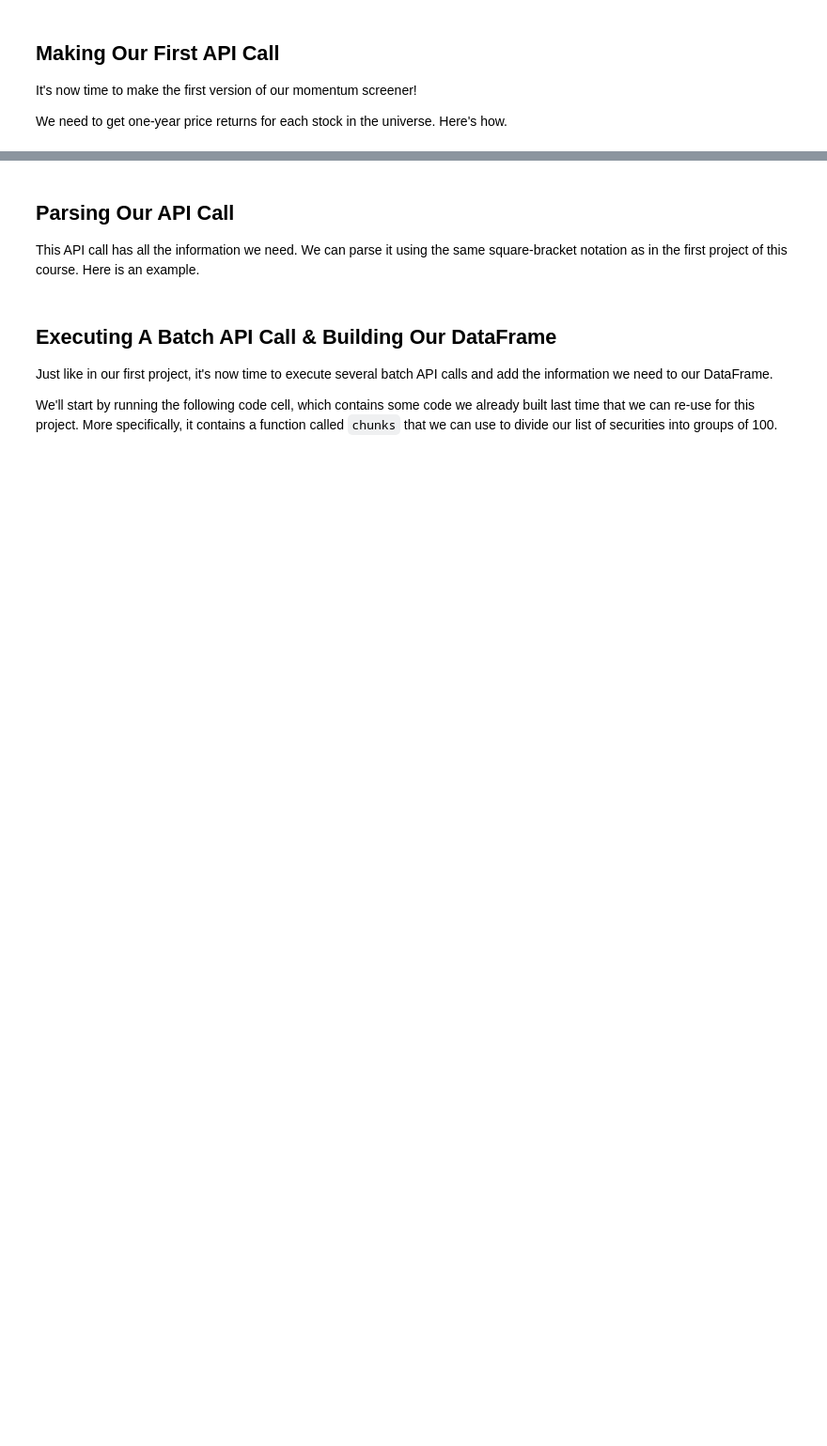
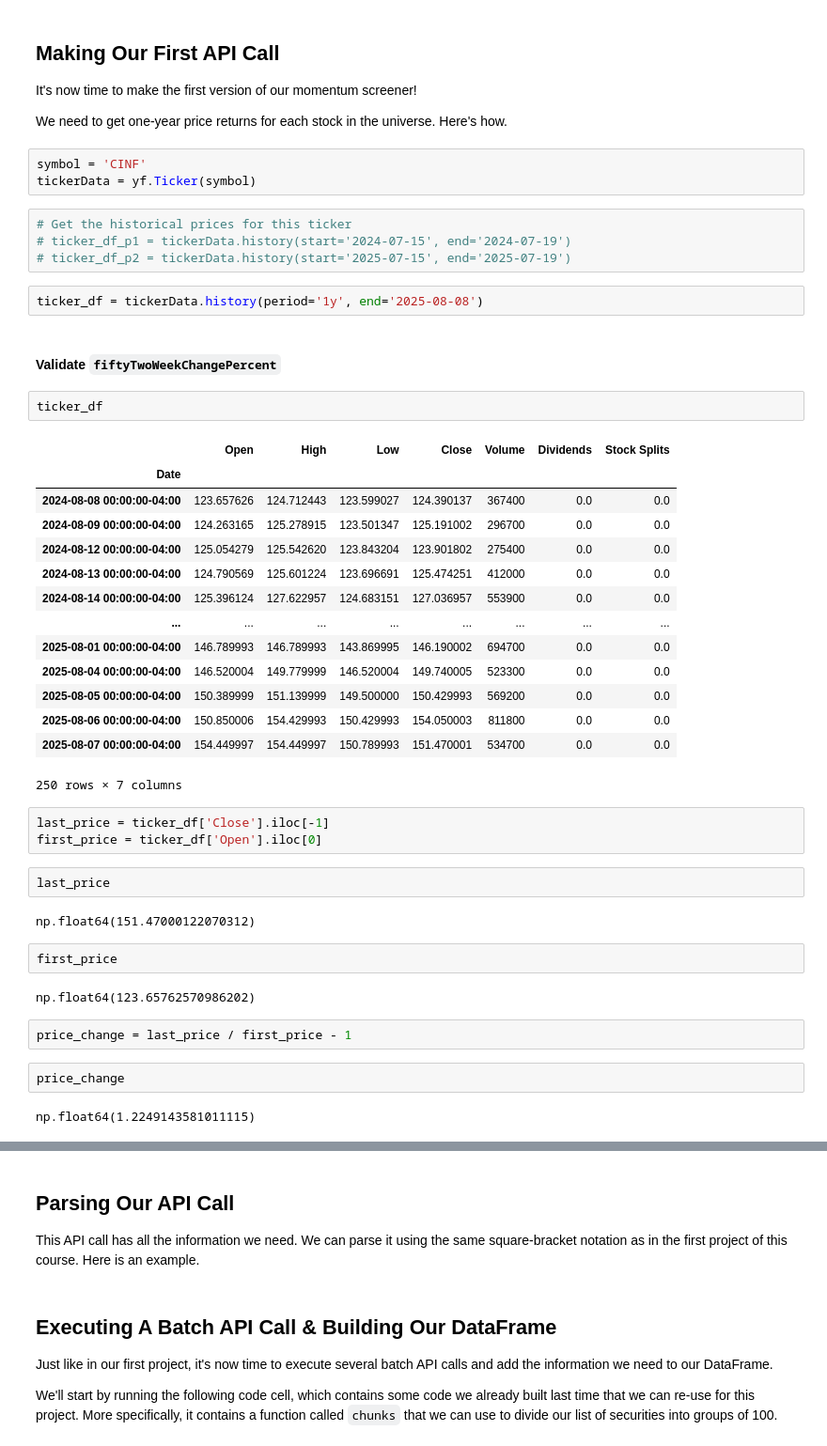
Before and after one commit to lind1022/quant, a Jupyter notebook: 002_quantitative_momentum_strategy.ipynb, the cells around one changed output, grey strips where cells are left out. Shown at 94% size. Saved outputs shown, nothing was run; the diff lists cells and outputs as text; blank space fills up the shorter version.

```diff
--- a/002_quantitative_momentum_strategy.ipynb
+++ b/002_quantitative_momentum_strategy.ipynb
@@ -22,3 +47,48 @@ As before, we'll need to import our list of stocks and our API token before proc
 It's now time to make the first version of our momentum screener!
 
 We need to get one-year price returns for each stock in the universe. Here's how.
+# %%
+symbol = 'CINF'
+tickerData = yf.Ticker(symbol)
+# %%
+# Get the historical prices for this ticker
+# ticker_df_p1 = tickerData.history(start='2024-07-15', end='2024-07-19')
+# ticker_df_p2 = tickerData.history(start='2025-07-15', end='2025-07-19')
+# %%
+ticker_df = tickerData.history(period='1y', end='2025-08-08')
+# %% [markdown]
+#### Validate `fiftyTwoWeekChangePercent`
+# %%
+ticker_df
+# %% [output]
+|  | Open | High | Low | Close | Volume | Dividends | Stock Splits |
+| Date |  |  |  |  |  |  |  |
+| 2024-08-08 00:00:00-04:00 | 123.657626 | 124.712443 | 123.599027 | 124.390137 | 367400 | 0.0 | 0.0 |
+| 2024-08-09 00:00:00-04:00 | 124.263165 | 125.278915 | 123.501347 | 125.191002 | 296700 | 0.0 | 0.0 |
+| 2024-08-12 00:00:00-04:00 | 125.054279 | 125.542620 | 123.843204 | 123.901802 | 275400 | 0.0 | 0.0 |
+| 2024-08-13 00:00:00-04:00 | 124.790569 | 125.601224 | 123.696691 | 125.474251 | 412000 | 0.0 | 0.0 |
+| 2024-08-14 00:00:00-04:00 | 125.396124 | 127.622957 | 124.683151 | 127.036957 | 553900 | 0.0 | 0.0 |
+| ... | ... | ... | ... | ... | ... | ... | ... |
+| 2025-08-01 00:00:00-04:00 | 146.789993 | 146.789993 | 143.869995 | 146.190002 | 694700 | 0.0 | 0.0 |
+| 2025-08-04 00:00:00-04:00 | 146.520004 | 149.779999 | 146.520004 | 149.740005 | 523300 | 0.0 | 0.0 |
+| 2025-08-05 00:00:00-04:00 | 150.389999 | 151.139999 | 149.500000 | 150.429993 | 569200 | 0.0 | 0.0 |
+| 2025-08-06 00:00:00-04:00 | 150.850006 | 154.429993 | 150.429993 | 154.050003 | 811800 | 0.0 | 0.0 |
+| 2025-08-07 00:00:00-04:00 | 154.449997 | 154.449997 | 150.789993 | 151.470001 | 534700 | 0.0 | 0.0 |
+250 rows × 7 columns
+# %%
+last_price = ticker_df['Close'].iloc[-1]
+first_price = ticker_df['Open'].iloc[0]
+# %%
+last_price
+# %% [output]
+np.float64(151.47000122070312)
+# %%
+first_price
+# %% [output]
+np.float64(123.65762570986202)
+# %%
+price_change = last_price / first_price - 1
+# %%
+price_change
+# %% [output]
+np.float64(1.2249143581011115)
```
Also changed, not shown: parts of 36 cells of this notebook, 5 other files.
